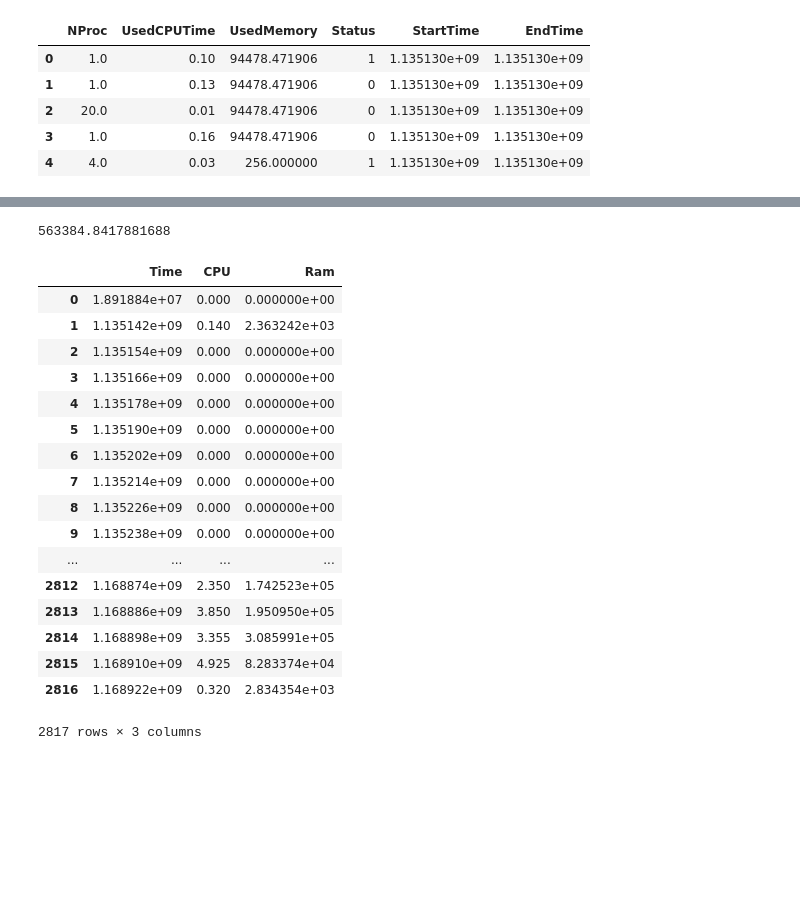
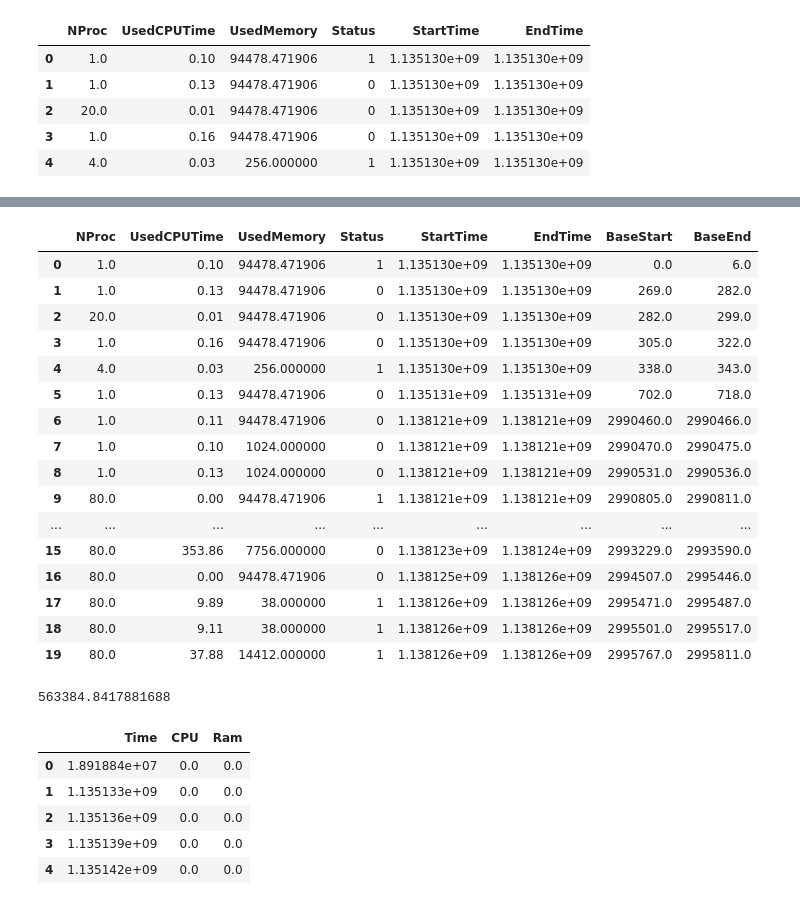
Before and after one commit to thieu1995/AI_training, a Jupyter notebook: ha_viet_tien/week5_Apache-Spark/Canon_job.ipynb, the cells around one changed output, grey strips where cells are left out. Drawn from its saved outputs; the diff is of its cells as text; code cells hidden in the pictures; blank space fills up the shorter version.

```diff
--- a/ha_viet_tien/week5_Apache-Spark/Canon_job.ipynb
+++ b/ha_viet_tien/week5_Apache-Spark/Canon_job.ipynb
@@ -136,6 +150,29 @@ Name: Status, dtype: int64
 start = df['StartTime'].min()
 # %%
 end = df['EndTime'].max()
+# %%
+df['BaseStart'] = df['StartTime'] - start
+df['BaseEnd'] = df['EndTime'] - start
+# %%
+df.head(20)
+# %% [output]
+|  | NProc | UsedCPUTime | UsedMemory | Status | StartTime | EndTime | BaseStart | BaseEnd |
+| 0 | 1.0 | 0.10 | 94478.471906 | 1 | 1.135130e+09 | 1.135130e+09 | 0.0 | 6.0 |
+| 1 | 1.0 | 0.13 | 94478.471906 | 0 | 1.135130e+09 | 1.135130e+09 | 269.0 | 282.0 |
+| 2 | 20.0 | 0.01 | 94478.471906 | 0 | 1.135130e+09 | 1.135130e+09 | 282.0 | 299.0 |
+| 3 | 1.0 | 0.16 | 94478.471906 | 0 | 1.135130e+09 | 1.135130e+09 | 305.0 | 322.0 |
+| 4 | 4.0 | 0.03 | 256.000000 | 1 | 1.135130e+09 | 1.135130e+09 | 338.0 | 343.0 |
+| 5 | 1.0 | 0.13 | 94478.471906 | 0 | 1.135131e+09 | 1.135131e+09 | 702.0 | 718.0 |
+| 6 | 1.0 | 0.11 | 94478.471906 | 0 | 1.138121e+09 | 1.138121e+09 | 2990460.0 | 2990466.0 |
+| 7 | 1.0 | 0.10 | 1024.000000 | 0 | 1.138121e+09 | 1.138121e+09 | 2990470.0 | 2990475.0 |
+| 8 | 1.0 | 0.13 | 1024.000000 | 0 | 1.138121e+09 | 1.138121e+09 | 2990531.0 | 2990536.0 |
+| 9 | 80.0 | 0.00 | 94478.471906 | 1 | 1.138121e+09 | 1.138121e+09 | 2990805.0 | 2990811.0 |
+| ... | ... | ... | ... | ... | ... | ... | ... | ... |
+| 15 | 80.0 | 353.86 | 7756.000000 | 0 | 1.138123e+09 | 1.138124e+09 | 2993229.0 | 2993590.0 |
+| 16 | 80.0 | 0.00 | 94478.471906 | 0 | 1.138125e+09 | 1.138126e+09 | 2994507.0 | 2995446.0 |
+| 17 | 80.0 | 9.89 | 38.000000 | 1 | 1.138126e+09 | 1.138126e+09 | 2995471.0 | 2995487.0 |
+| 18 | 80.0 | 9.11 | 38.000000 | 1 | 1.138126e+09 | 1.138126e+09 | 2995501.0 | 2995517.0 |
+| 19 | 80.0 | 37.88 | 14412.000000 | 1 | 1.138126e+09 | 1.138126e+09 | 2995767.0 | 2995811.0 |
 # %%
 (end - start)/60
 # %% [output]
@@ -151,40 +188,35 @@ def record_time_series(df, start, end, interval):
     while(cur<=end):
         # take random number from normal sample
         x = random.uniform(prev, cur)
-        # mask = (df['StartTime'] < x) & (df['EndTime'] >= x)
-        new_df = df[df['StartTime'] >= prev]
-        new_df = new_df[new_df['EndTime'] <= cur]
-        sum1 = new_df['NProc'].sum()*60/interval
-        sum2 = new_df['UsedMemory'].sum()*60/interval
-        time_df = time_df.append({'Time':cur, 'CPU':sum1, 'Ram':sum2}, ignore_index=True)
+        #filter out
+        mask = (df['StartTime'] <= x) & (df['EndTime'] >= x)
+        new_df = df[mask]
+        #caculate
+        sum1 = new_df['NProc'].sum()
+        sum2 = new_df['UsedMemory'].sum()
+
+        """
+        print("Prev: ", prev, "Cur: ", cur)
+        print("Value Count:\n", new_df['NProc'].value_counts())
+        """
+
+        time_df = time_df.append({'Time':cur/60, 'CPU':sum1, 'Ram':sum2}, ignore_index=True)
         prev = cur
         cur = cur + interval
     return time_df
 # %%
-interval = 200
+interval = 50
 # %%
 time_df = record_time_series(df, start, end, interval*60)
 # %%
-time_df
+time_df.head()
 # %% [output]
 |  | Time | CPU | Ram |
-| 0 | 1.891884e+07 | 0.000 | 0.000000e+00 |
-| 1 | 1.135142e+09 | 0.140 | 2.363242e+03 |
-| 2 | 1.135154e+09 | 0.000 | 0.000000e+00 |
-| 3 | 1.135166e+09 | 0.000 | 0.000000e+00 |
-| 4 | 1.135178e+09 | 0.000 | 0.000000e+00 |
-| 5 | 1.135190e+09 | 0.000 | 0.000000e+00 |
-| 6 | 1.135202e+09 | 0.000 | 0.000000e+00 |
-| 7 | 1.135214e+09 | 0.000 | 0.000000e+00 |
-| 8 | 1.135226e+09 | 0.000 | 0.000000e+00 |
-| 9 | 1.135238e+09 | 0.000 | 0.000000e+00 |
-| ... | ... | ... | ... |
-| 2812 | 1.168874e+09 | 2.350 | 1.742523e+05 |
-| 2813 | 1.168886e+09 | 3.850 | 1.950950e+05 |
-| 2814 | 1.168898e+09 | 3.355 | 3.085991e+05 |
-| 2815 | 1.168910e+09 | 4.925 | 8.283374e+04 |
-| 2816 | 1.168922e+09 | 0.320 | 2.834354e+03 |
+| 0 | 1.891884e+07 | 0.0 | 0.0 |
+| 1 | 1.135133e+09 | 0.0 | 0.0 |
+| 2 | 1.135136e+09 | 0.0 | 0.0 |
+| 3 | 1.135139e+09 | 0.0 | 0.0 |
+| 4 | 1.135142e+09 | 0.0 | 0.0 |
-2817 rows × 3 columns
 # %%
 time_df['CPU'].value_counts()
 # %% [output]
```
Also changed, not shown: parts of 5 cells of this notebook.
